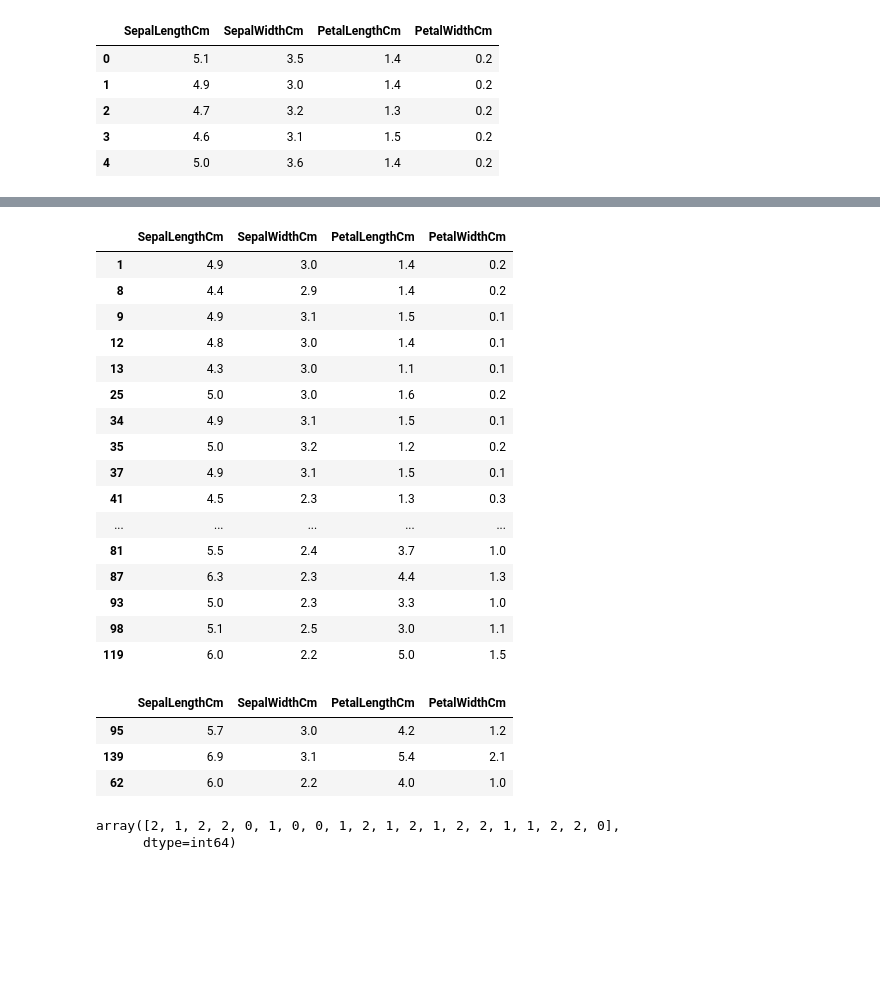
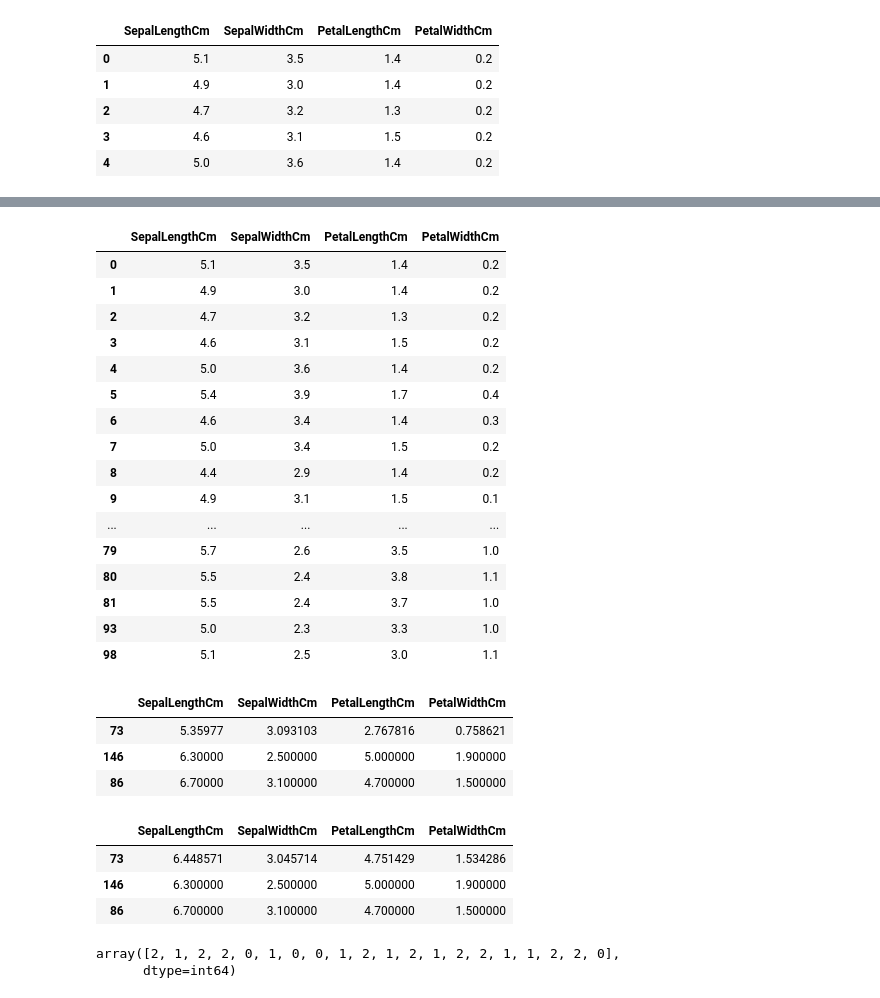
Before and after one commit to eughrat/K_Means_Algorithm, a Jupyter notebook: Workbook.ipynb, the cells around one changed output, grey strips where cells are left out. Drawn from its saved outputs; the diff is of its cells as text; code cells hidden in the pictures; blank space fills up the shorter version.

```diff
--- a/Workbook.ipynb
+++ b/Workbook.ipynb
@@ -96,27 +84,29 @@ array([0, 2, 0, 0, 0, 0, 0, 0, 2, 2, 0, 0, 2, 2, 0, 0, 0, 0, 0, 0, 0, 0,
 # %%
-X[closest == 2]
+X[closest == 0]
 # %% [output]
 |  | SepalLengthCm | SepalWidthCm | PetalLengthCm | PetalWidthCm |
+| 0 | 5.1 | 3.5 | 1.4 | 0.2 |
 | 1 | 4.9 | 3.0 | 1.4 | 0.2 |
+| 2 | 4.7 | 3.2 | 1.3 | 0.2 |
+| 3 | 4.6 | 3.1 | 1.5 | 0.2 |
+| 4 | 5.0 | 3.6 | 1.4 | 0.2 |
+| 5 | 5.4 | 3.9 | 1.7 | 0.4 |
+| 6 | 4.6 | 3.4 | 1.4 | 0.3 |
+| 7 | 5.0 | 3.4 | 1.5 | 0.2 |
 | 8 | 4.4 | 2.9 | 1.4 | 0.2 |
 | 9 | 4.9 | 3.1 | 1.5 | 0.1 |
-| 12 | 4.8 | 3.0 | 1.4 | 0.1 |
-| 13 | 4.3 | 3.0 | 1.1 | 0.1 |
-| 25 | 5.0 | 3.0 | 1.6 | 0.2 |
-| 34 | 4.9 | 3.1 | 1.5 | 0.1 |
-| 35 | 5.0 | 3.2 | 1.2 | 0.2 |
-| 37 | 4.9 | 3.1 | 1.5 | 0.1 |
-| 41 | 4.5 | 2.3 | 1.3 | 0.3 |
 | ... | ... | ... | ... | ... |
+| 79 | 5.7 | 2.6 | 3.5 | 1.0 |
+| 80 | 5.5 | 2.4 | 3.8 | 1.1 |
 | 81 | 5.5 | 2.4 | 3.7 | 1.0 |
-| 87 | 6.3 | 2.3 | 4.4 | 1.3 |
 | 93 | 5.0 | 2.3 | 3.3 | 1.0 |
 | 98 | 5.1 | 2.5 | 3.0 | 1.1 |
-| 119 | 6.0 | 2.2 | 5.0 | 1.5 |
 # %%
-centers
+centers.reset_index().drop('index',axis=1,inplace=True)
-# %% [output]
-|  | SepalLengthCm | SepalWidthCm | PetalLengthCm | PetalWidthCm |
-| 95 | 5.7 | 3.0 | 4.2 | 1.2 |
-| 139 | 6.9 | 3.1 | 5.4 | 2.1 |
-| 62 | 6.0 | 2.2 | 4.0 | 1.0 |
+# %%
+centers
+# %% [output]
+|  | SepalLengthCm | SepalWidthCm | PetalLengthCm | PetalWidthCm |
+| 73 | 5.35977 | 3.093103 | 2.767816 | 0.758621 |
+| 146 | 6.30000 | 2.500000 | 5.000000 | 1.900000 |
+| 86 | 6.70000 | 3.100000 | 4.700000 | 1.500000 |
@@ -123,3 +117,10 @@ centers
+# %%
+centers
+# %% [output]
+|  | SepalLengthCm | SepalWidthCm | PetalLengthCm | PetalWidthCm |
+| 73 | 6.448571 | 3.045714 | 4.751429 | 1.534286 |
+| 146 | 6.300000 | 2.500000 | 5.000000 | 1.900000 |
+| 86 | 6.700000 | 3.100000 | 4.700000 | 1.500000 |
 # %%
 # %% [output]
 array([2, 1, 2, 2, 0, 1, 0, 0, 1, 2, 1, 2, 1, 2, 2, 1, 1, 2, 2, 0],
```
Also changed, not shown: parts of 13 cells of this notebook.
